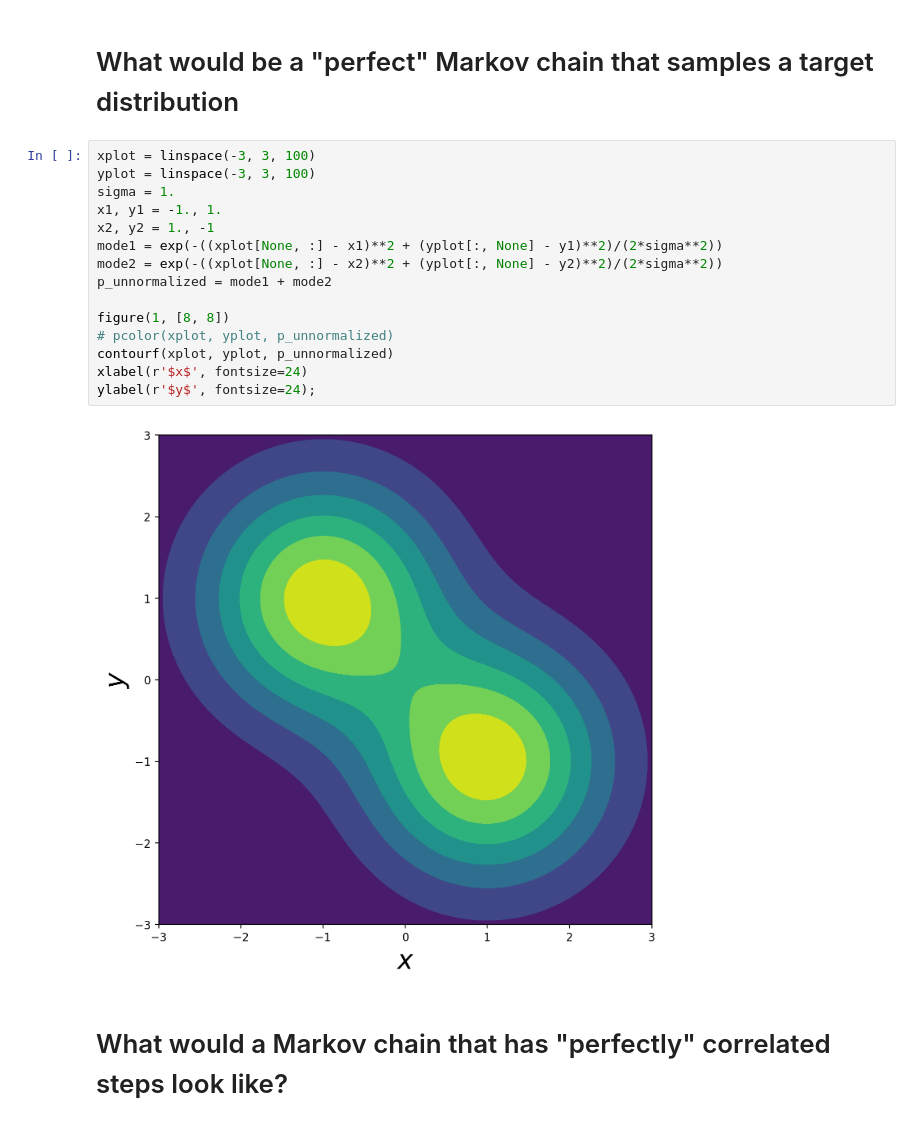
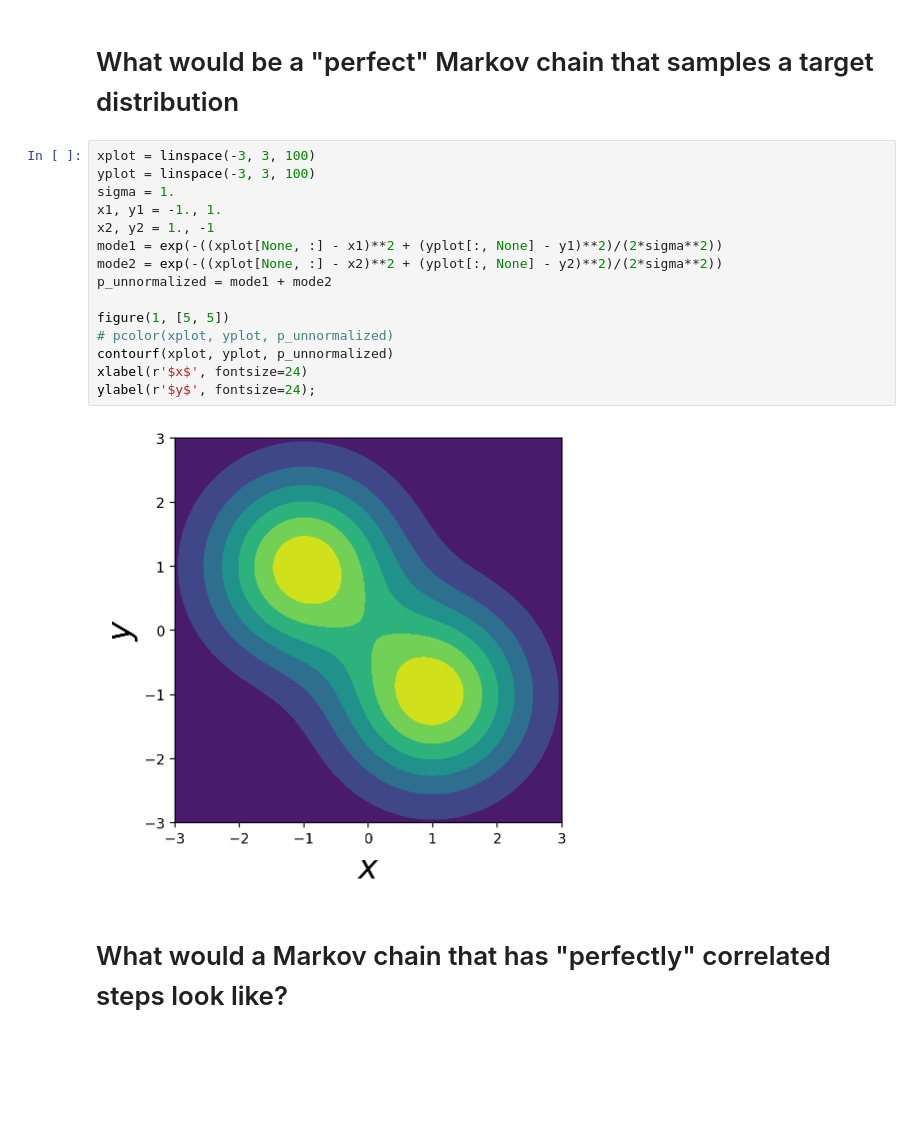
Before and after one commit to ccontrer/MATH509-Winter2025-JupyterNotebooks, a Jupyter notebook: Week 10.ipynb, the cells around one changed output. Drawn from its saved outputs; the diff is of its cells as text; blank space fills up the shorter version.

```diff
--- a/Week 10.ipynb
+++ b/Week 10.ipynb
@@ -29,20 +29,20 @@ Populating the interactive namespace from numpy and matplotlib
 # %%
 xplot = linspace(-3, 3, 100)
 yplot = linspace(-3, 3, 100)
 sigma = 1.
 x1, y1 = -1., 1.
 x2, y2 = 1., -1
 mode1 = exp(-((xplot[None, :] - x1)**2 + (yplot[:, None] - y1)**2)/(2*sigma**2))
 mode2 = exp(-((xplot[None, :] - x2)**2 + (yplot[:, None] - y2)**2)/(2*sigma**2))
 p_unnormalized = mode1 + mode2
 
-figure(1, [8, 8])
+figure(1, [5, 5])
 # pcolor(xplot, yplot, p_unnormalized)
 contourf(xplot, yplot, p_unnormalized)
 xlabel(r'$x$', fontsize=24)
 ylabel(r'$y$', fontsize=24);
 # %% [output]
-[figure, old version]
+[figure, new version]
 # %% [markdown]
 # What would a Markov chain that has "perfectly" correlated steps look like?
 # %%
```
Also changed, not shown: parts of 22 cells of this notebook, 1 other file.
